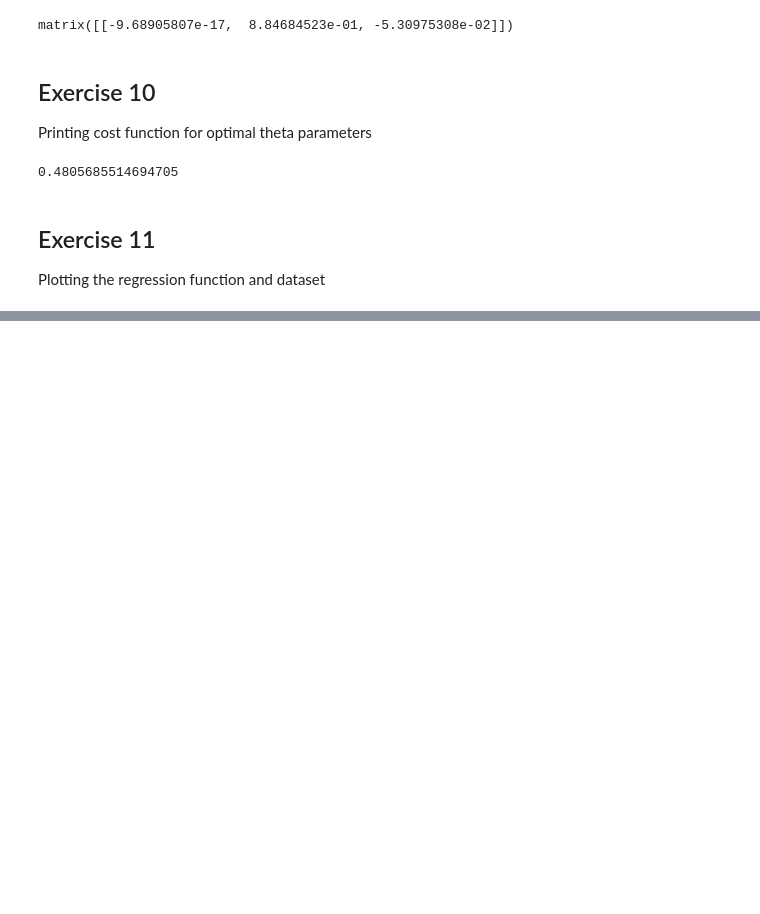
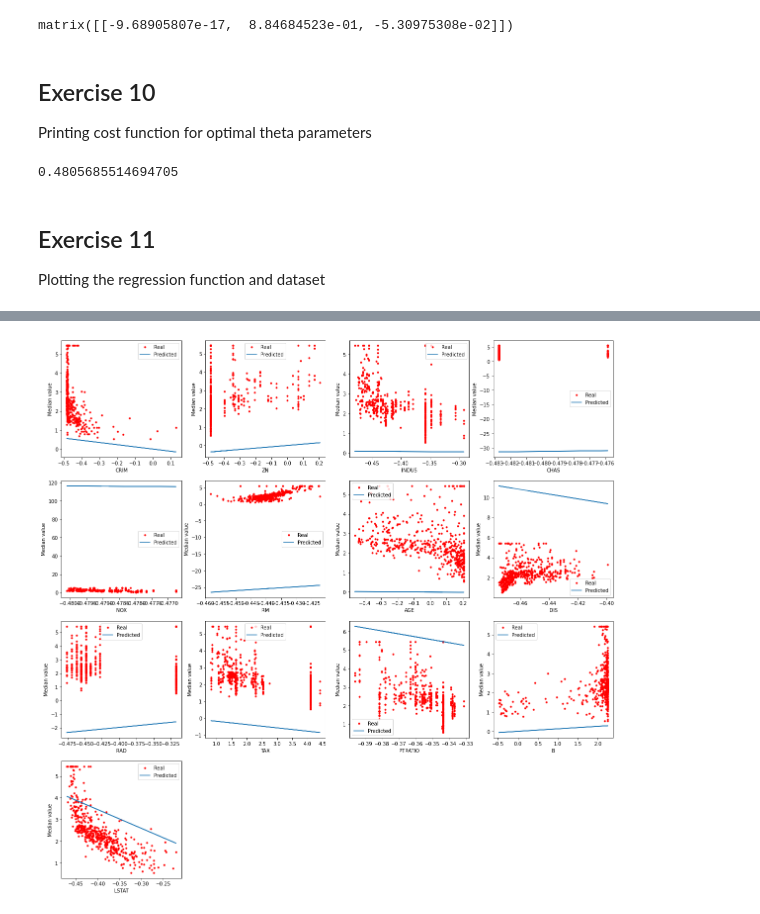
Before and after one commit to jagajda/machine-learning, a Jupyter notebook: Lab2/lab2.ipynb, the cells around one changed output, grey strips where cells are left out. Cells and saved outputs as stored; diff of their text form; code cells hidden in the pictures; blank space fills up the shorter version.

```diff
--- a/Lab2/lab2.ipynb
+++ b/Lab2/lab2.ipynb
@@ -352,0 +417,10 @@ plt.show()
+# %%
+X_train, X_test, y_train, y_test = train_test_split(boston_X, boston_Y, test_size = 0.3)
+# %%
+# Stworzenie obiektu
+regr = linm.LinearRegression()
+# %%
+# Uczenie modelu przy pomocy bazy treningowej
+regr.fit(X_train, y_train)
+# Przewidywanie wartości dla danych testowych
+Y_predicted = regr.predict(X_test)
@@ -352,0 +453,3 @@ plt.show()
+# %%
+boston_df = pd.DataFrame(boston_X, columns=boston.feature_names)
+boston_df.head()
@@ -352,0 +463,20 @@ plt.show()
+# %%
+Y = np.squeeze(np.asarray(boston_Y))
+pos = 0
+for i in boston.feature_names:
+    X = boston_df[i]
+    X = np.matrix(X)
+    predY = regr.coef_[pos] * X
+    X = np.squeeze(np.asarray(X))
+    predY = np.squeeze(np.asarray(predY))
+    plt.subplot(4, 4, pos + 1)
+    plt.plot(X, Y, '.r', X, predY)
+    plt.xlabel(i)
+    plt.ylabel('Median value')
+    plt.legend(['Real', 'Predicted'])
+    pos = pos + 1
+fig = plt.gcf()
+fig.set_size_inches(20,20)
+plt.show()
+# %% [output]
+[figure, added]
```
Also changed, not shown: parts of 20 cells of this notebook.
